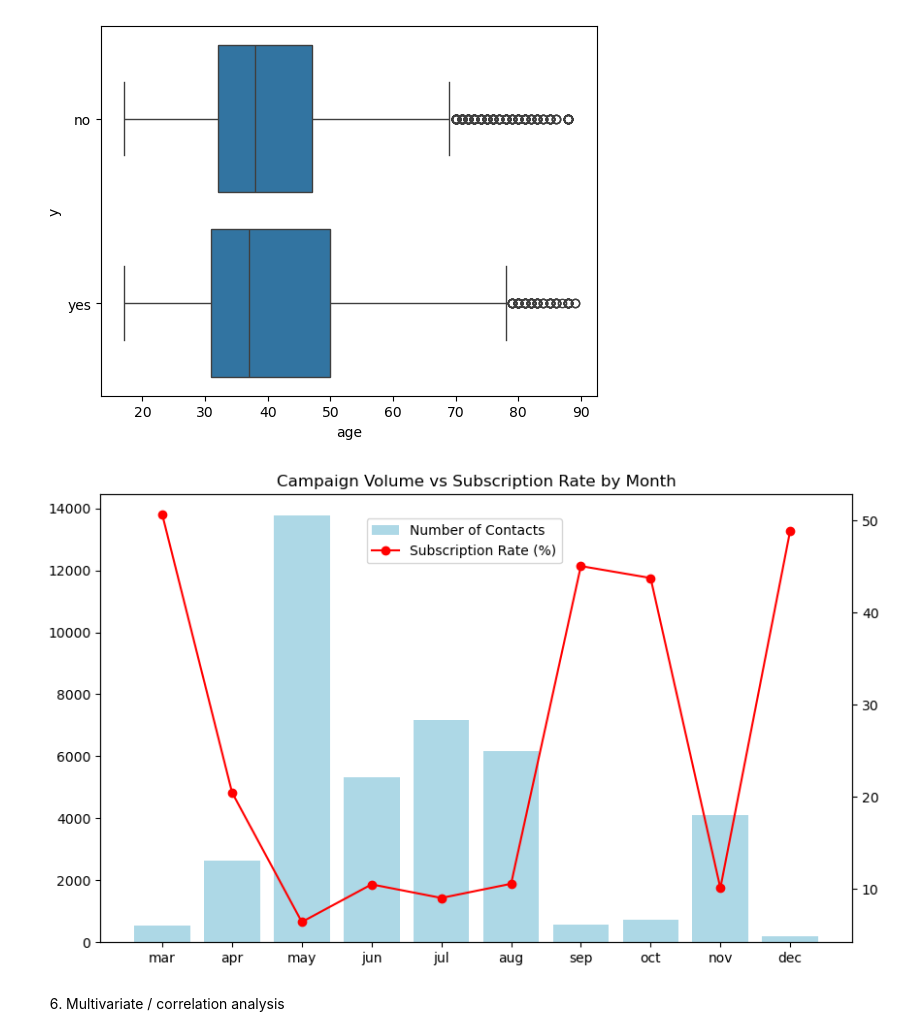
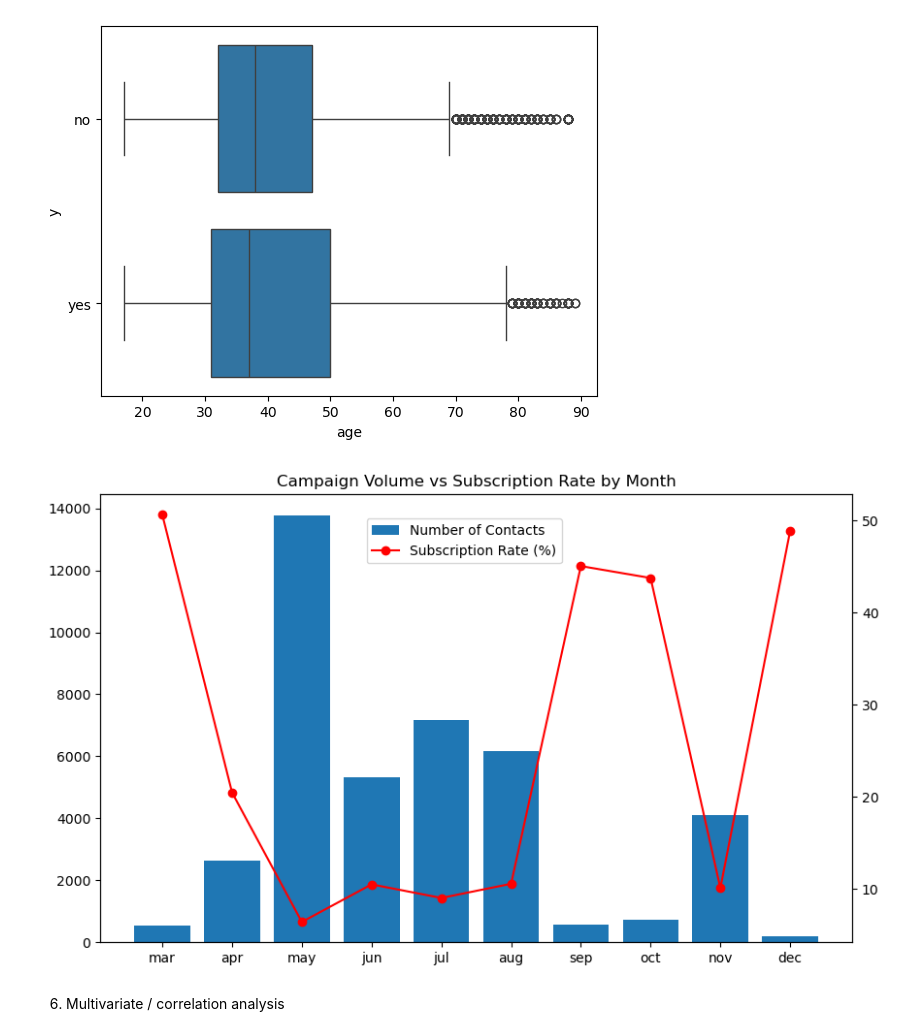
Before and after one commit to trungsyd2409/_Statistical_Think_Assigment1, a Jupyter notebook: EDA_Script.ipynb, the cells around one changed output. Drawn from its saved outputs; the diff is of its cells as text; code cells hidden in the pictures.

```diff
--- a/main.ipynb
+++ b/EDA_Script.ipynb
@@ -225,17 +225,17 @@ sns.boxplot(data=cleaned_df, x='age', y='y', )
 # %%
 month = ['jan', 'feb', 'mar', 'apr', 'may', 'jun', 'jul', 'aug', 'sep', 'oct', 'nov', 'dec']
 
 
 fig, ax = plt.subplots(figsize=(10, 6))
-ax.bar(month, cleaned_df['month'].value_counts().reindex(month).values, label='Number of Contacts', color='lightblue')
+ax.bar(month, cleaned_df['month'].value_counts().reindex(month).values, label='Number of Contacts')
 ax1 = ax.twinx()
 ax1.plot(month, get_subcription_rate('month', cleaned_df).reindex(month).values, color='red', marker='o', label='Subscription Rate (%)')
 fig.legend(loc="upper center", bbox_to_anchor=(0.5,0.85))
 ax.set_title("Campaign Volume vs Subscription Rate by Month")
 
 plt.show()
 # %% [output]
-[figure, old version]
+[figure, new version]
 # %% [markdown]
 6. Multivariate / correlation analysis
 # %%
```
Also changed, not shown: 1 other file.
